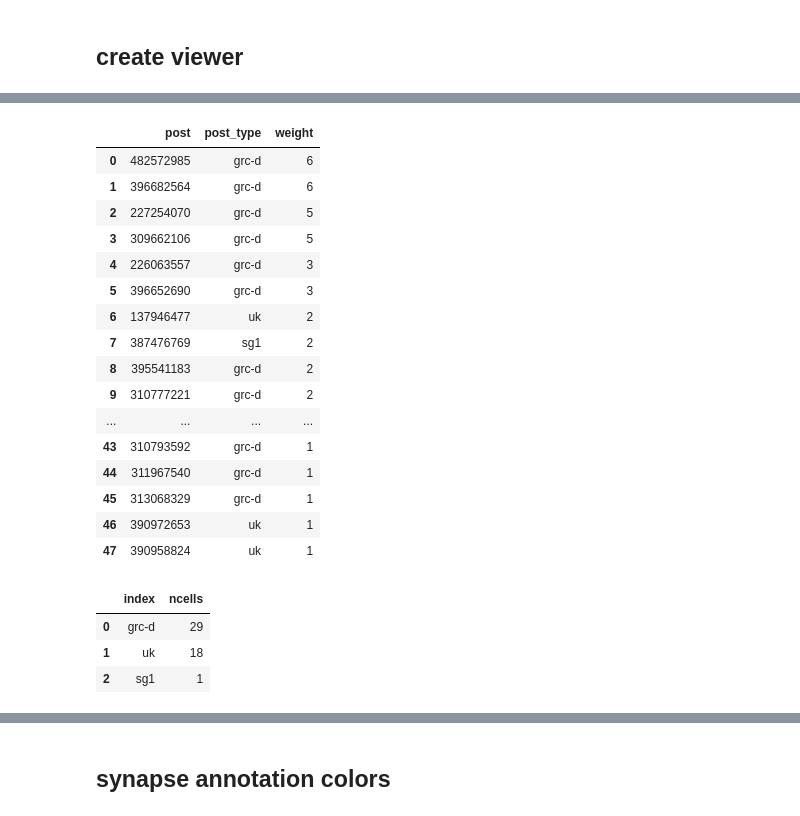
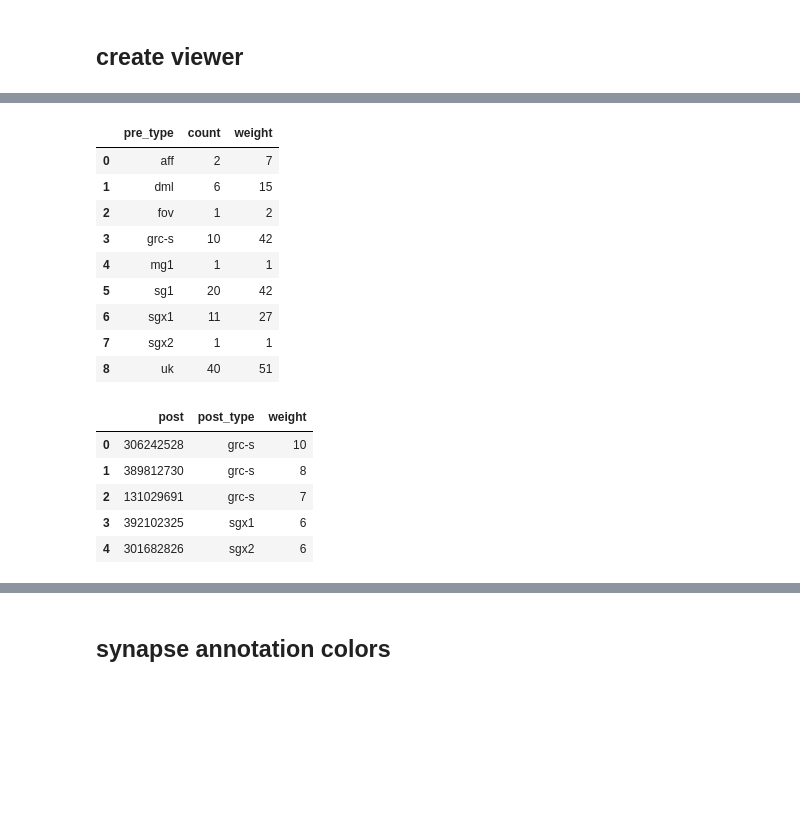
Before and after one commit to neurologic/eCREST, a Jupyter notebook: Network-Visualization.ipynb, the cells around one changed output, grey strips where cells are left out. Saved outputs shown, nothing was run; the diff lists cells and outputs as text; code cells hidden in the pictures; blank space fills up the shorter version.

```diff
--- a/Network-Visualization.ipynb
+++ b/Network-Visualization.ipynb
@@ -153,7 +155,7 @@ df_syn_post = pd.read_csv(savepath / 'df_postsyn.csv')
 # df_syn_post = df_syn_post[(df_syn_post['pre_type'].isin(network_types))&(df_syn_post['post_type'].isin(network_types))]
 # df_syn_pre = df_syn_pre[(df_syn_pre['pre_type'].isin(network_types))&(df_syn_pre['post_type'].isin(network_types))]
 # %%
-focal_cell_id =  214581797 # mg2# 61319896 # grc-s # 385234105 # dml #  393325331 # lf # 301787806 # lg # 299496636 #mg1  # 128832297 # sg1 # 50786130 # sg2 # 392042360 # grc-s #   392042360 # grc-s #218095913 #sg2 #
+focal_cell_id = 301787806 # lg # 285761792 # 299496636 #mg1  # 214581797 # mg2 # 386392158 # partial mg2 # 393325331 # lf #   299392199 # partial mg1 #  61319896 # grc-s # 385234105 # dml #  128832297 # sg1 # 50786130 # sg2 # 392042360 # grc-s #   392042360 # grc-s #218095913 #sg2 #
 # %%
 df_syn_pre[df_syn_pre['pre']==focal_cell_id]['post_type'].unique()
 # %% [output]
@@ -217,27 +225,27 @@ print(f'{len(df_syn_pre[df_syn_pre["pre"]==focal_cell_id])} input synapses that
+# %%
+df = df_syn_pre[df_syn_pre['pre']==focal_cell_id][['post','post_type']].value_counts().reset_index(name='weight').rename(columns={'post_type': 'pre_type'})
+
+df.groupby('pre_type').agg({'pre_type': 'count', 'weight': 'sum'}).rename(columns={'pre_type': 'count'}).reset_index()
+# %% [output]
+|  | pre_type | count | weight |
+| 0 | aff | 2 | 7 |
+| 1 | dml | 6 | 15 |
+| 2 | fov | 1 | 2 |
+| 3 | grc-s | 10 | 42 |
+| 4 | mg1 | 1 | 1 |
+| 5 | sg1 | 20 | 42 |
+| 6 | sgx1 | 11 | 27 |
+| 7 | sgx2 | 1 | 1 |
+| 8 | uk | 40 | 51 |
 # %%
-display(df_syn_pre[df_syn_pre['pre']==focal_cell_id][['post','post_type']].value_counts().reset_index(name='weight'))
+df_syn_pre[df_syn_pre['pre']==focal_cell_id][['post','post_type']].value_counts().reset_index(name='weight').head()
 
-display(df_syn_pre[df_syn_pre['pre']==focal_cell_id][['post','post_type']].value_counts().reset_index(
-    name='weight')['post_type'].value_counts().reset_index(name='ncells'))
+# display(df_syn_pre[df_syn_pre['pre']==focal_cell_id][['post','post_type']].value_counts().reset_index(
+#     name='weight')['post_type'].value_counts().reset_index(name='ncells'))
 # %% [output]
 |  | post | post_type | weight |
-| 0 | 482572985 | grc-d | 6 |
-| 1 | 396682564 | grc-d | 6 |
-| 2 | 227254070 | grc-d | 5 |
-| 3 | 309662106 | grc-d | 5 |
-| 4 | 226063557 | grc-d | 3 |
-| 5 | 396652690 | grc-d | 3 |
-| 6 | 137946477 | uk | 2 |
-| 7 | 387476769 | sg1 | 2 |
-| 8 | 395541183 | grc-d | 2 |
-| 9 | 310777221 | grc-d | 2 |
-| ... | ... | ... | ... |
-| 43 | 310793592 | grc-d | 1 |
-| 44 | 311967540 | grc-d | 1 |
-| 45 | 313068329 | grc-d | 1 |
-| 46 | 390972653 | uk | 1 |
-| 47 | 390958824 | uk | 1 |
+| 0 | 306242528 | grc-s | 10 |
+| 1 | 389812730 | grc-s | 8 |
+| 2 | 131029691 | grc-s | 7 |
+| 3 | 392102325 | sgx1 | 6 |
+| 4 | 301682826 | sgx2 | 6 |
-|  | index | ncells |
-| 0 | grc-d | 29 |
-| 1 | uk | 18 |
-| 2 | sg1 | 1 |
```
Also changed, not shown: parts of 59 cells of this notebook, 7 other files.
